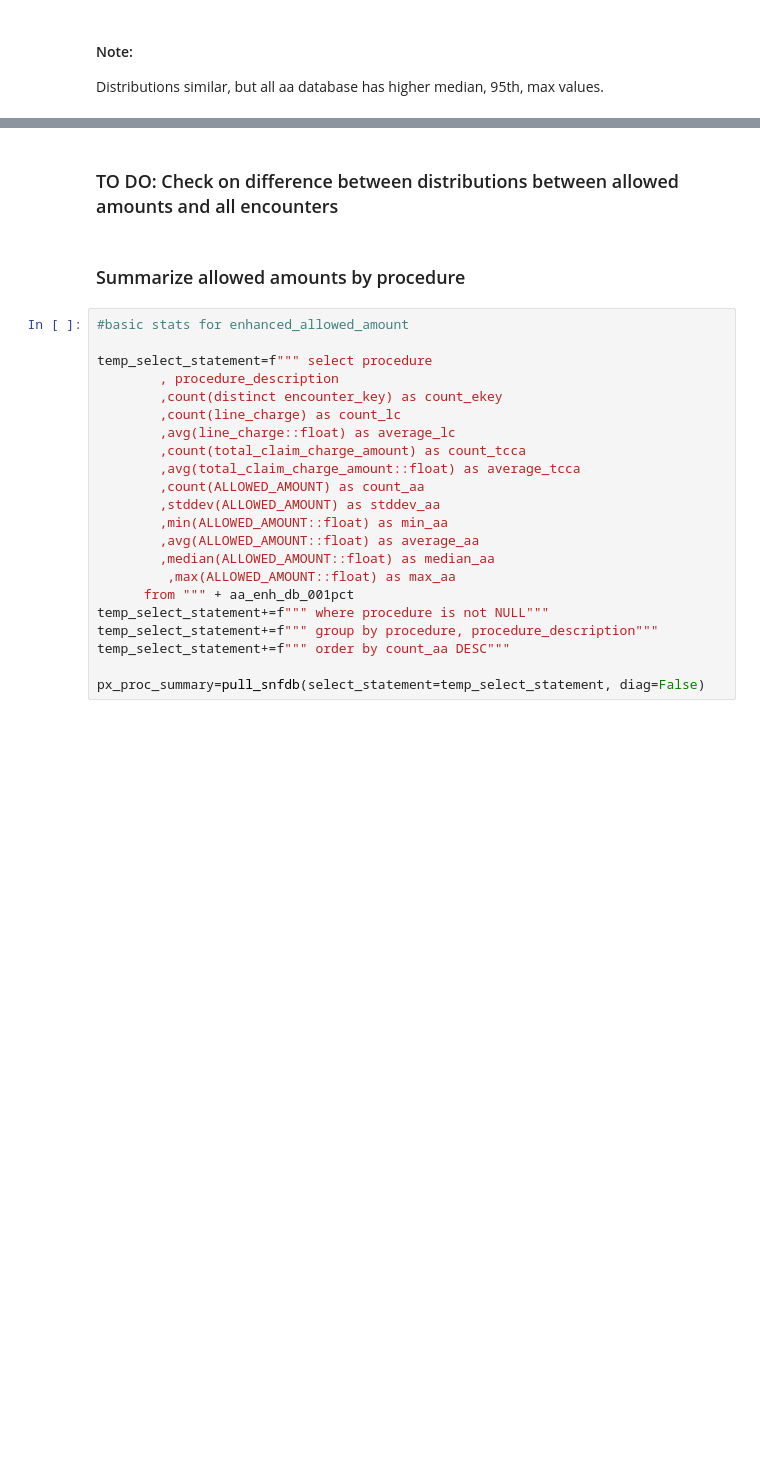
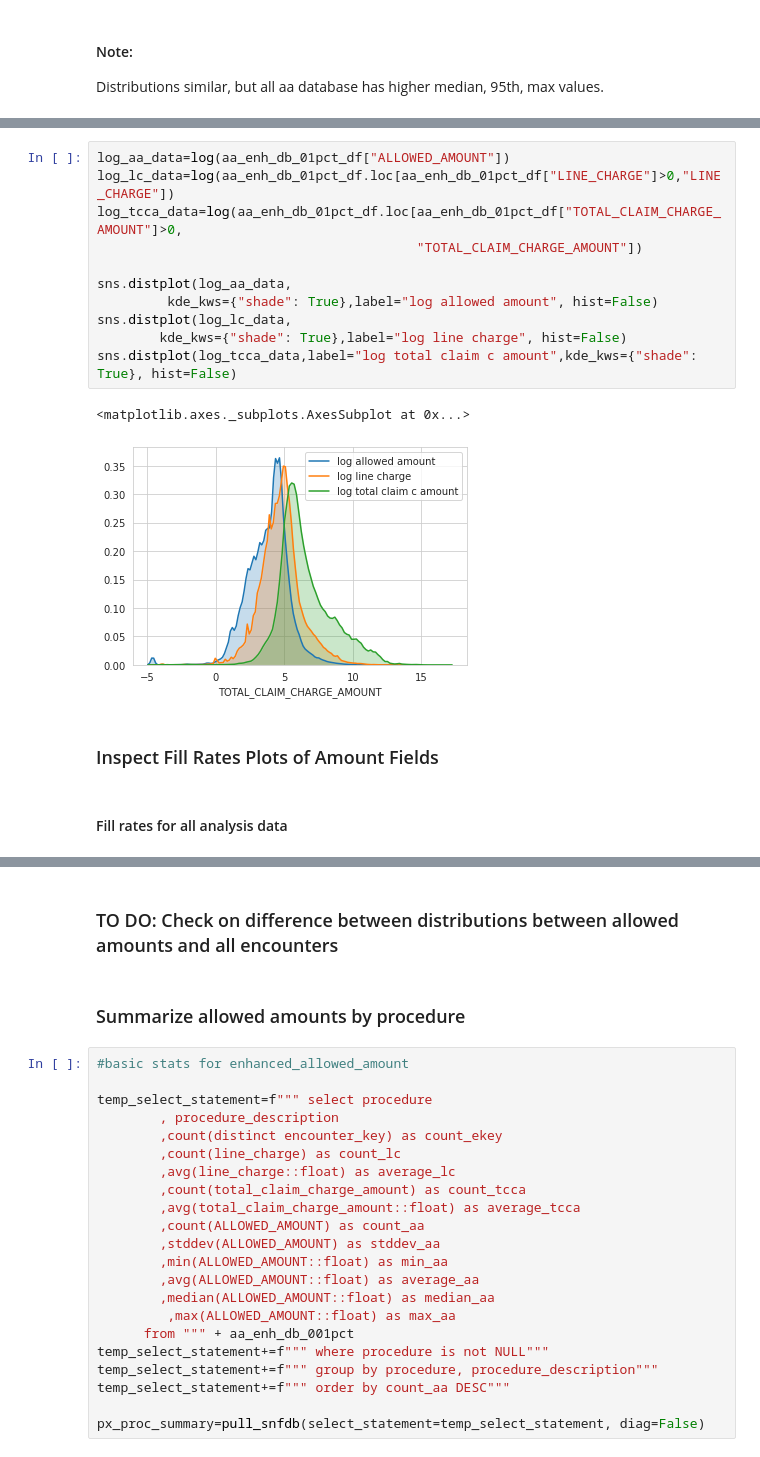
Before and after one commit to komodokamalesh/costofcare, a Jupyter notebook: analysis/Price Data Exploration.ipynb, the cells around one changed output, grey strips where cells are left out. Saved outputs shown, nothing was run; the diff lists cells and outputs as text; blank space fills up the shorter version.

```diff
--- a/analysis/Price Data Exploration.ipynb
+++ b/analysis/Price Data Exploration.ipynb
@@ -148,0 +230,18 @@ Distributions similar, but all aa database has higher median, 95th, max values.
+# %%
+log_aa_data=log(aa_enh_db_01pct_df["ALLOWED_AMOUNT"])
+log_lc_data=log(aa_enh_db_01pct_df.loc[aa_enh_db_01pct_df["LINE_CHARGE"]>0,"LINE_CHARGE"])
+log_tcca_data=log(aa_enh_db_01pct_df.loc[aa_enh_db_01pct_df["TOTAL_CLAIM_CHARGE_AMOUNT"]>0,
+                                         "TOTAL_CLAIM_CHARGE_AMOUNT"])
+
+sns.distplot(log_aa_data,
+         kde_kws={"shade": True},label="log allowed amount", hist=False)
+sns.distplot(log_lc_data,
+        kde_kws={"shade": True},label="log line charge", hist=False)
+sns.distplot(log_tcca_data,label="log total claim c amount",kde_kws={"shade": True}, hist=False)
+# %% [output]
+<matplotlib.axes._subplots.AxesSubplot at 0x...>
+[figure, added]
+# %% [markdown]
+### Inspect Fill Rates Plots of Amount Fields
+# %% [markdown]
+#### Fill rates for all analysis data
```
Also changed, not shown: parts of 30 cells of this notebook, 1 other file.
